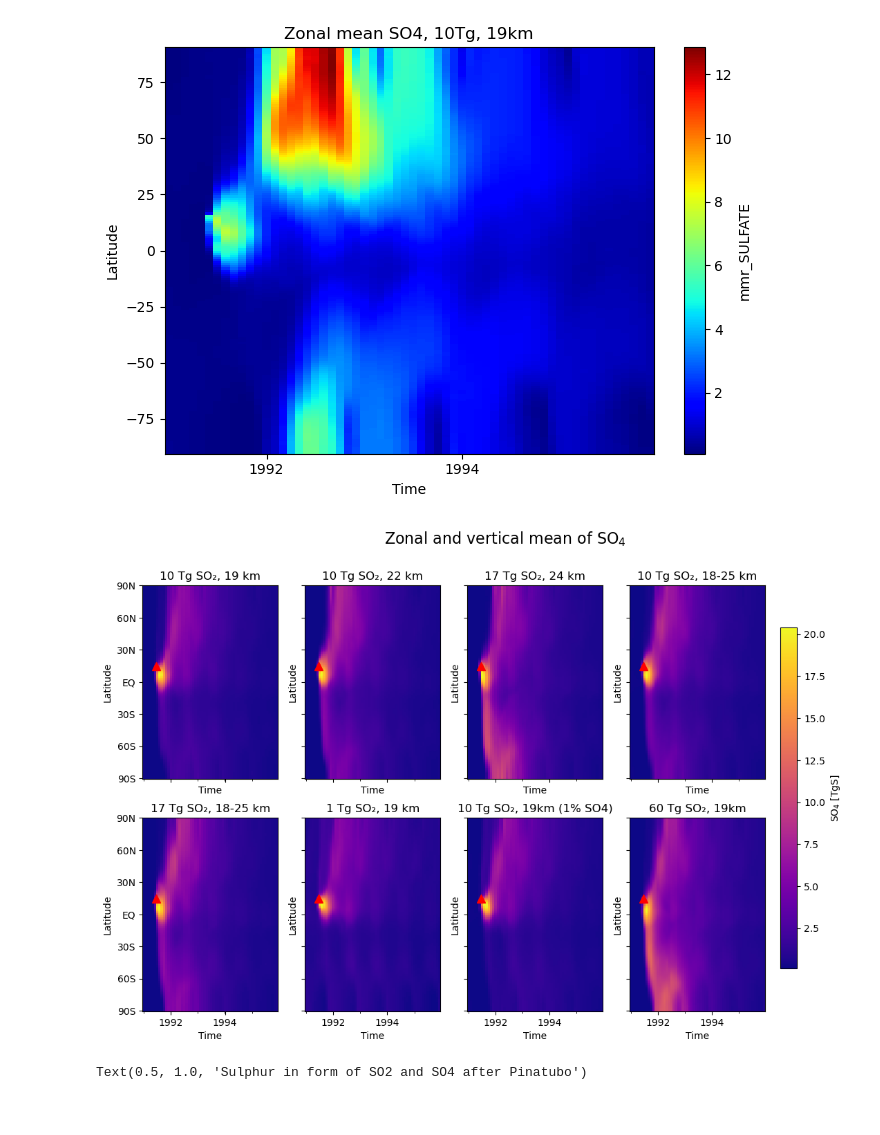
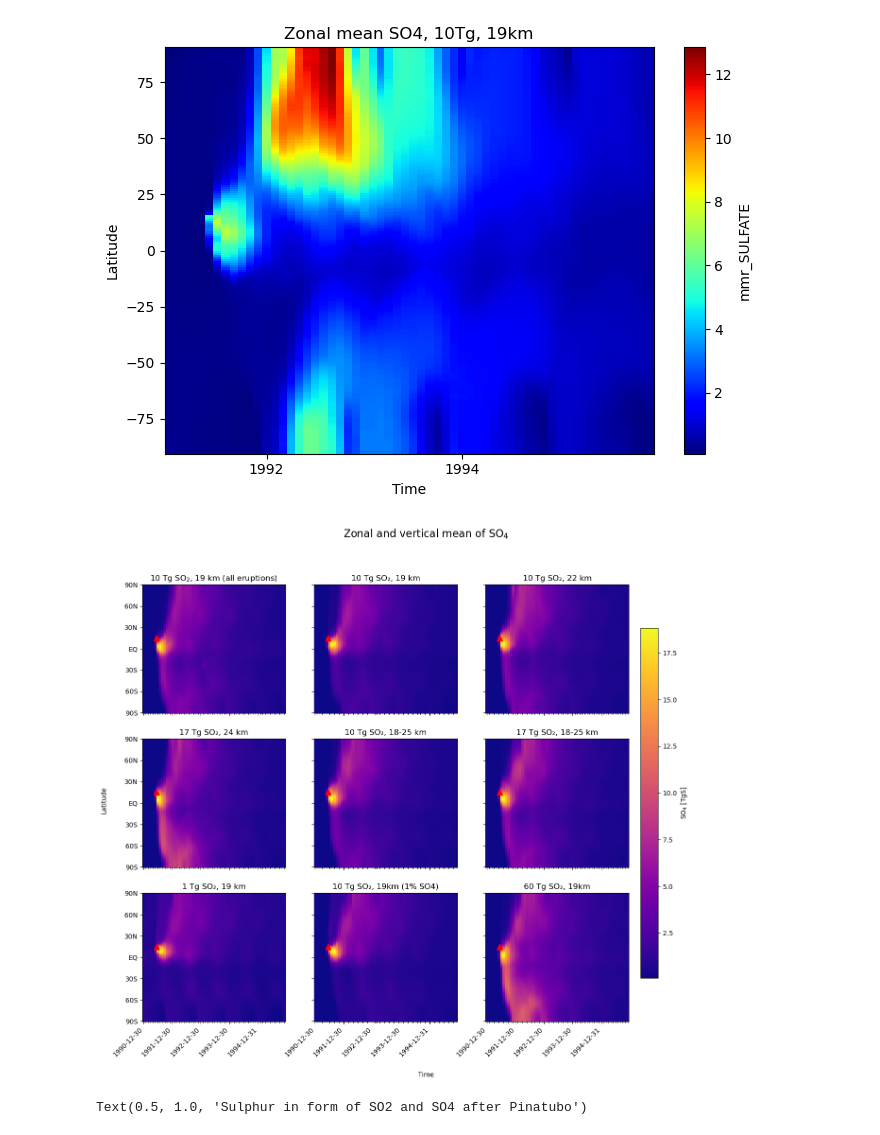
Before and after one commit to EliHHogemo/master_thesis, a Jupyter notebook: sulfur_pinatubo.ipynb, the cells around one changed output. Saved outputs shown, nothing was run; the diff lists cells and outputs as text; code cells hidden in the pictures.

Commit message:
Done fixing plots

```diff
--- a/sulfur_pinatubo.ipynb
+++ b/sulfur_pinatubo.ipynb
@@ -643,7 +675,7 @@ ax[0].plot(time_years_1tg, so4_burden_Pinatubo_1tg, color="orange", label="1 Tg
 ax[0].plot(time_years_60tg, so4_burden_Pinatubo_60tg, color="cornflowerblue", label="60 Tg SO2, 19km")
 ax[0].set_xlabel("Time")
 ax[0].set_ylabel("Tg S")
-#ax[0].set_ylim(0,12)
+ax[0].set_ylim(-0.5,33)
 ax[0].set_title("Global mean", fontsize=12)
 
 ax[1].plot(time_years_trop_19_c, so4_burden_TgS_trop_19_c, color = "lightgreen", label = "10 Tg SO2, 19km")
@@ -651,8 +683,24 @@ ax[1].plot(time_years_trop_1tg, so4_burden_TgS_trop_1tg, color="orange", label="
 ax[1].plot(time_years_trop_60tg, so4_burden_TgS_trop_60tg, color="cornflowerblue", label="60 Tg SO2, 19km")
 ax[1].set_xlabel("Time")
 ax[1].set_ylabel("Tg S")
-#ax[1].set_ylim(0,8)
+ax[1].set_ylim(-0.5,33)
 ax[1].set_title("Tropical mean", fontsize=12)
+
+eruption_float = 1991 + (6-1)/12
+end_float = 1996 + (1-1)/12
+
+for i, a in enumerate(ax):
+    a.axvline(eruption_float, color='gray', ls=":", alpha=0.8)
+    a.axvspan(eruption_float, end_float, color='gray', alpha=0.08, zorder=0)
+
+    a.tick_params(direction='out', length=4)
+
+    a.set_xticks([1991, 1992, 1993, 1994, 1995, 1996])
+    a.set_xticklabels(["1991", "1992", "1993", "1994", "1995", "1996"])
+
+    plt.setp(a.get_xticklabels())
+
+    a.set_xlim(1991, 1996)
 
 handles, labels = ax[0].get_legend_handles_labels()
 
@@ -733,18 +798,19 @@ def plot_so4_lat_time(ds,
             zorder=5,
         )
     ax.xaxis.set_minor_locator(mdates.YearLocator())
-    ax.set_xlabel("Time")
-    ax.set_ylabel("Latitude")
+    ax.set_xlabel("")
+    ax.set_ylabel("")
 
     if title:
         ax.set_title(title)
 
     return ax
 # %%
-fig, axs = plt.subplots(2, 4, figsize=(14, 8), sharex=True, sharey=True)
+fig, axs = plt.subplots(3, 3, figsize=(16, 12), sharex=True, sharey=True)
 
-datasets = [ds_19_c, ds_22, ds_24, ds_1825, ds_1825_17tg, ds_1tg, ds_1pr, ds_60tg]
+datasets = [ds_19, ds_19_c, ds_22, ds_24, ds_1825, ds_1825_17tg, ds_1tg, ds_1pr, ds_60tg]
 titles = [
+    "10 Tg SO$_2$, 19 km (all eruptions)",
     "10 Tg SO₂, 19 km",
     "10 Tg SO₂, 22 km",
     "17 Tg SO₂, 24 km",
@@ -752,34 +818,42 @@ titles = [
     "17 Tg SO₂, 18-25 km",
     "1 Tg SO₂, 19 km",
     "10 Tg SO₂, 19km (1% SO4)",
     "60 Tg SO₂, 19km"
 ]
 
 for ax, ds, title in zip(axs.flat, datasets, titles):
     plot_so4_lat_time(
         ds,
         ax=ax,
         add_colorbar=False,
         title=title,
     )
+    ax.xaxis.set_minor_locator(mdates.MonthLocator(interval=1))
+    ax.xaxis.set_major_locator(mdates.YearLocator())
 
 
 axs[0, 0].set_yticks([-90, -60, -30, 0, 30, 60, 90])
 axs[0, 0].set_yticklabels(["90S", "60S", "30S", "EQ", "30N", "60N", "90N"])
 
 fig.colorbar(
     axs.flat[0].collections[0],
     ax=axs,
     label="SO$_4$ [TgS]",
     shrink=0.8,
     pad=0.02,
 )
 
 
+for ax in axs[2, :]:
+    plt.setp(ax.get_xticklabels(), rotation=45, ha='right')
+
+fig.supxlabel('Time', fontsize=10)
+fig.supylabel('Latitude', fontsize=10, x=0.07)
+
 fig.suptitle("Zonal and vertical mean of SO$_4$", fontsize=16)
 plt.show()
 # %% [output]
-[figure, old version]
+[figure, new version]
 # %%
 bg = so2_tg.sel(time=[t for t in so2_tg.time.values if 1985 <= t.year <= 1990]).mean(dim="time")
 so2_Pinatubo = so2_tg.sel(time=[t for t in so2_tg.time.values if 1991 <= t.year <= 1995])
```
Also changed, not shown: parts of 27 cells of this notebook.
